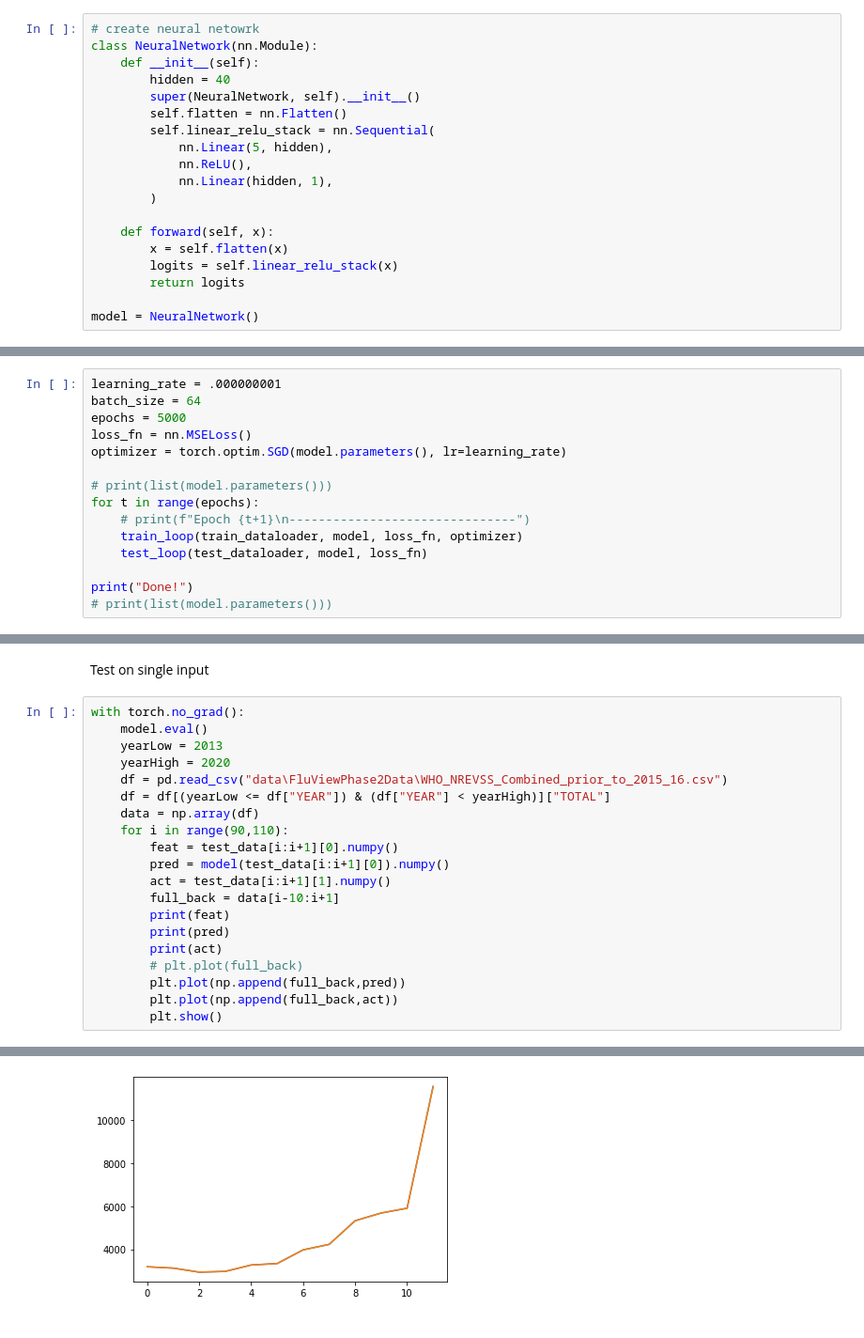
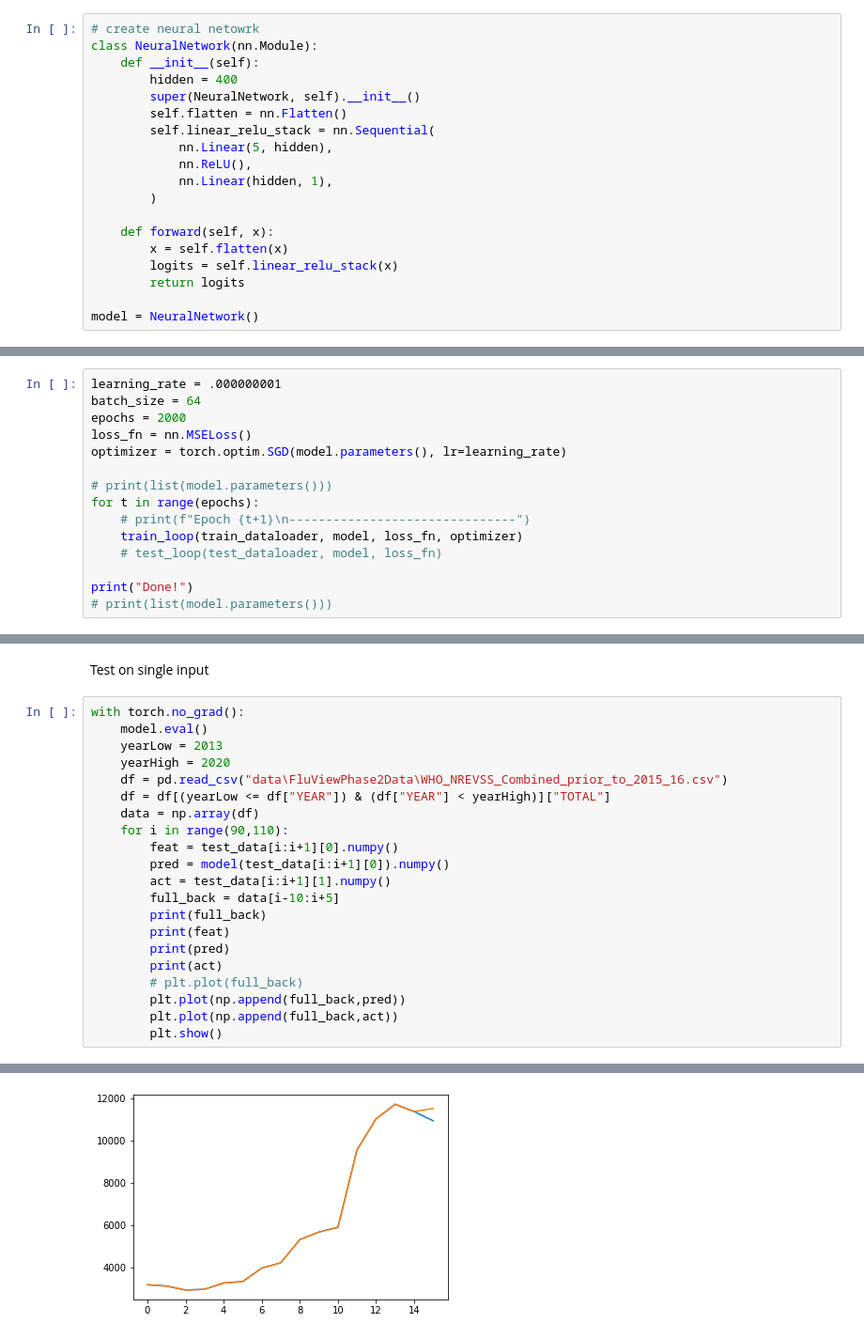
Before and after one commit to masonb13/NN_Forecasting, a Jupyter notebook: NNAR1.ipynb, the cells around one changed output, grey strips where cells are left out. Shown: that part at 94% size. Saved outputs shown, nothing was run; the diff lists cells and outputs as text.

```diff
--- a/NNAR1.ipynb
+++ b/NNAR1.ipynb
@@ -52,7 +52,7 @@ Create Neural Network Autoregression class
 # create neural netowrk
 class NeuralNetwork(nn.Module):
     def __init__(self):
-        hidden = 40
+        hidden = 400
         super(NeuralNetwork, self).__init__()
         self.flatten = nn.Flatten()
         self.linear_relu_stack = nn.Sequential(
@@ -108,7 +108,7 @@ Train the network
 # %%
 learning_rate = .000000001
 batch_size = 64
-epochs = 5000
+epochs = 2000
 loss_fn = nn.MSELoss()
 optimizer = torch.optim.SGD(model.parameters(), lr=learning_rate)
 
@@ -116,7 +116,7 @@ optimizer = torch.optim.SGD(model.parameters(), lr=learning_rate)
 for t in range(epochs):
     # print(f"Epoch {t+1}\n-------------------------------")
     train_loop(train_dataloader, model, loss_fn, optimizer)
-    test_loop(test_dataloader, model, loss_fn)
+    # test_loop(test_dataloader, model, loss_fn)
 
 print("Done!")
 # print(list(model.parameters()))
@@ -152,7 +152,8 @@ with torch.no_grad():
         feat = test_data[i:i+1][0].numpy()
         pred = model(test_data[i:i+1][0]).numpy()
         act = test_data[i:i+1][1].numpy()
-        full_back = data[i-10:i+1]
+        full_back = data[i-10:i+5]
+        print(full_back)
         print(feat)
         print(pred)
         print(act)
@@ -166,2 +169,2 @@ with torch.no_grad():
 [[11531.]]
-[figure, old version]
+[figure, new version]
```
Also changed, not shown: parts of 5 cells of this notebook, 2 other files.
